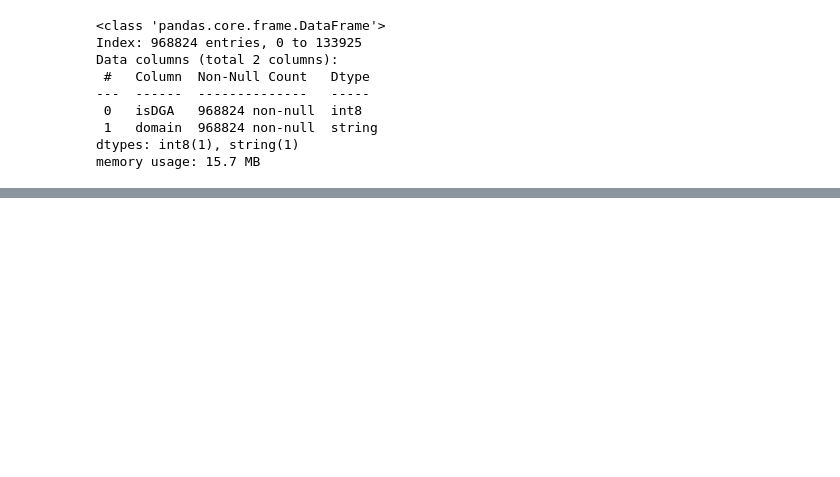
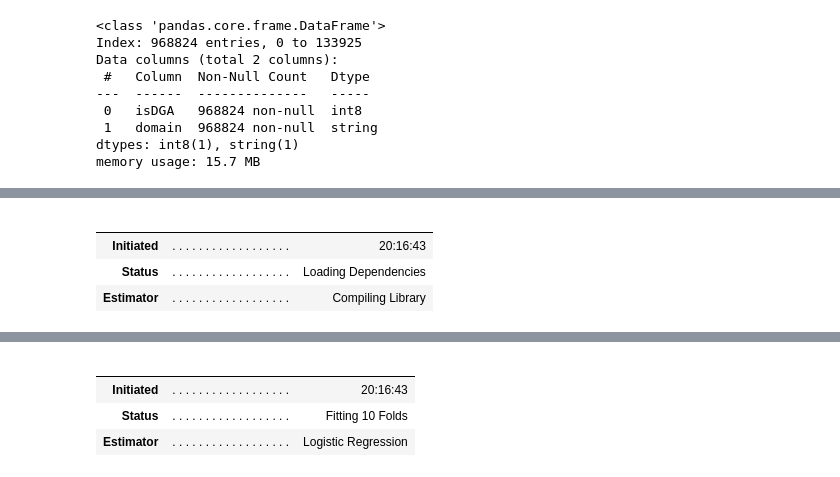
Before and after one commit to Qvineox/domain-threat-intelligence-analyzer-mirror, a Jupyter notebook: jupyter/notebooks/dga_pycaret.ipynb, the cells around one changed output, grey strips where cells are left out. Saved outputs shown, nothing was run; the diff lists cells and outputs as text; code cells hidden in the pictures; blank space fills up the shorter version.

```diff
--- a/jupyter/notebooks/dga_pycaret.ipynb
+++ b/jupyter/notebooks/dga_pycaret.ipynb
@@ -83,0 +159,8 @@ dga_exp = setup(df, target='isDGA', session_id=128, use_gpu=True, log_experiment
+# %%
+best_classification_model = dga_exp.compare_models()
+# %% [output]
+|  |  |  |
+|  |  |  |
+| Initiated | . . . . . . . . . . . . . . . . . . | 20:16:43 |
+| Status | . . . . . . . . . . . . . . . . . . | Loading Dependencies |
+| Estimator | . . . . . . . . . . . . . . . . . . | Compiling Library |
@@ -83,0 +168,5 @@ dga_exp = setup(df, target='isDGA', session_id=128, use_gpu=True, log_experiment
+|  |  |  |
+|  |  |  |
+| Initiated | . . . . . . . . . . . . . . . . . . | 20:16:43 |
+| Status | . . . . . . . . . . . . . . . . . . | Fitting 10 Folds |
+| Estimator | . . . . . . . . . . . . . . . . . . | Logistic Regression |
```
Also changed, not shown: parts of 5 cells of this notebook, 33 other files.
